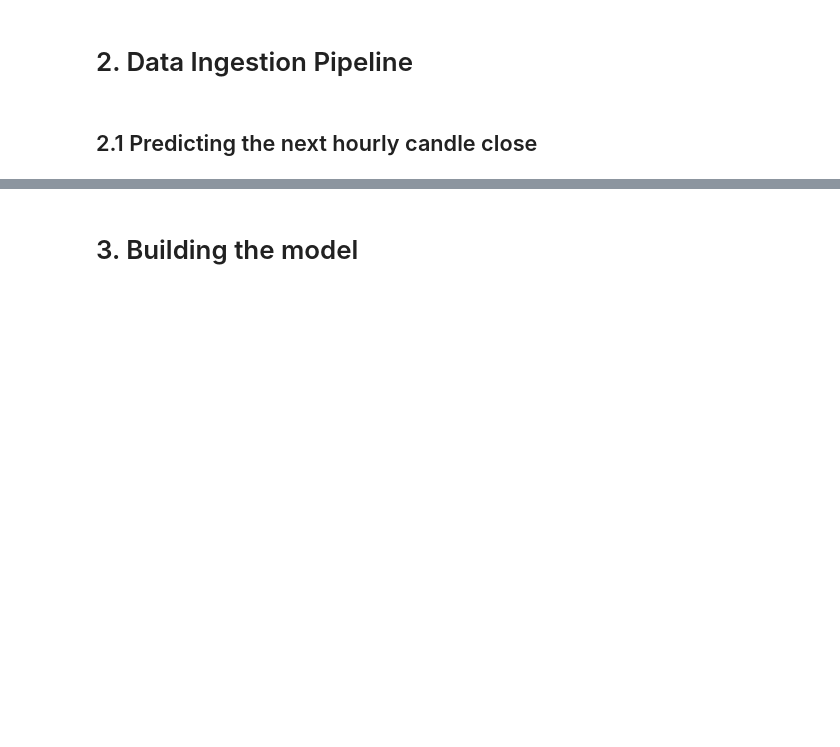
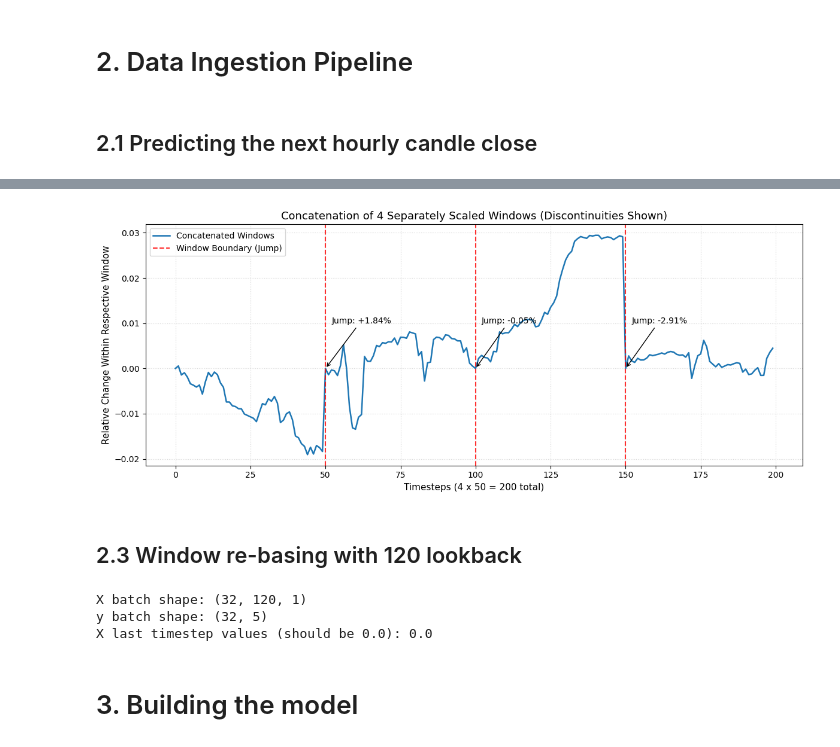
Before and after one commit to barofrx-svg/github_AI_DeepLearning, a Jupyter notebook: nasdaq_forecast/OnlyClosePrediction.ipynb, the cells around one changed output, grey strips where cells are left out. Cells and saved outputs as stored; diff of their text form; code cells hidden in the pictures; blank space fills up the shorter version.

```diff
--- a/nasdaq_forecast/OnlyClosePrediction.ipynb
+++ b/nasdaq_forecast/OnlyClosePrediction.ipynb
@@ -173,0 +301,45 @@ test_df = test_df.map(split_window)
+# %%
+WINDOW_SIZE = 50
+NUM_WINDOWS = 4
+
+# 1. Extract 4 consecutive, non-overlapping windows from raw prices
+raw_slices = [
+    raw_valid[i * WINDOW_SIZE : (i + 1) * WINDOW_SIZE]
+    for i in range(NUM_WINDOWS)
+]
+
+# 2. Scale each window independently by its OWN base price (e.g. its start or end)
+# Here re-basing to each window's first element: (P / P[0]) - 1.0
+scaled_windows = [(w / w[0]) - 1.0 for w in raw_slices]
+
+# 3. Concatenate the 4 independently scaled windows
+concatenated_raw_scaled = np.concatenate(scaled_windows)
+
+# 4. Plot to see the visible jumps/discontinuities
+plt.figure(figsize=(12, 5))
+plt.plot(concatenated_raw_scaled, color="#1f77b4", linewidth=1.8, label="Concatenated Windows")
+
+# Draw vertical boundary markers every 50 steps
+for k in range(1, NUM_WINDOWS):
+    step = k * WINDOW_SIZE
+    plt.axvline(step, color="red", linestyle="--", alpha=0.8,
+                label="Window Boundary (Jump)" if k == 1 else "")
+
+    # Annotate the sudden step change
+    jump_size = concatenated_raw_scaled[step] - concatenated_raw_scaled[step - 1]
+    plt.annotate(f"Jump: {jump_size:+.2%}",
+                 xy=(step, concatenated_raw_scaled[step]),
+                 xytext=(step + 2, concatenated_raw_scaled[step] + 0.01),
+                 arrowprops=dict(arrowstyle="->", color="black"))
+
+plt.title("Concatenation of 4 Separately Scaled Windows (Discontinuities Shown)", fontsize=13)
+plt.xlabel("Timesteps (4 x 50 = 200 total)", fontsize=11)
+plt.ylabel("Relative Change Within Respective Window", fontsize=11)
+plt.grid(True, linestyle=":", alpha=0.5)
+plt.legend(loc="upper left")
+plt.tight_layout()
+plt.show()
+# %% [output]
+[figure, added]
+# %% [markdown]
+## 2.3 Window re-basing with 120 lookback
@@ -174,3 +391,17 @@ test_df = test_df.map(split_window)
+# %%
+train_df_win_rebase120 = create_relative_dataset(raw_train, is_training=True)
+val_df_win_rebase120   = create_relative_dataset(raw_valid,   is_training=False)
+test_df_win_rebase120  = create_relative_dataset(raw_test,  is_training=False)
+
+# Verify tensor shapes
+for x_batch, y_batch in train_df_win_rebase120.take(1):
+    print("X batch shape:", x_batch.shape)  # (32, 60, 1)
+    print("y batch shape:", y_batch.shape)  # (32, 5)
+    print("X last timestep values (should be 0.0):", x_batch[0, -1, 0].numpy())
+# %% [output]
+X batch shape: (32, 120, 1)
+y batch shape: (32, 5)
+X last timestep values (should be 0.0): 0.0
 # %% [markdown]
 # 3. Building the model
 # %%
```
Also changed, not shown: parts of 51 cells of this notebook, 3 other files.
